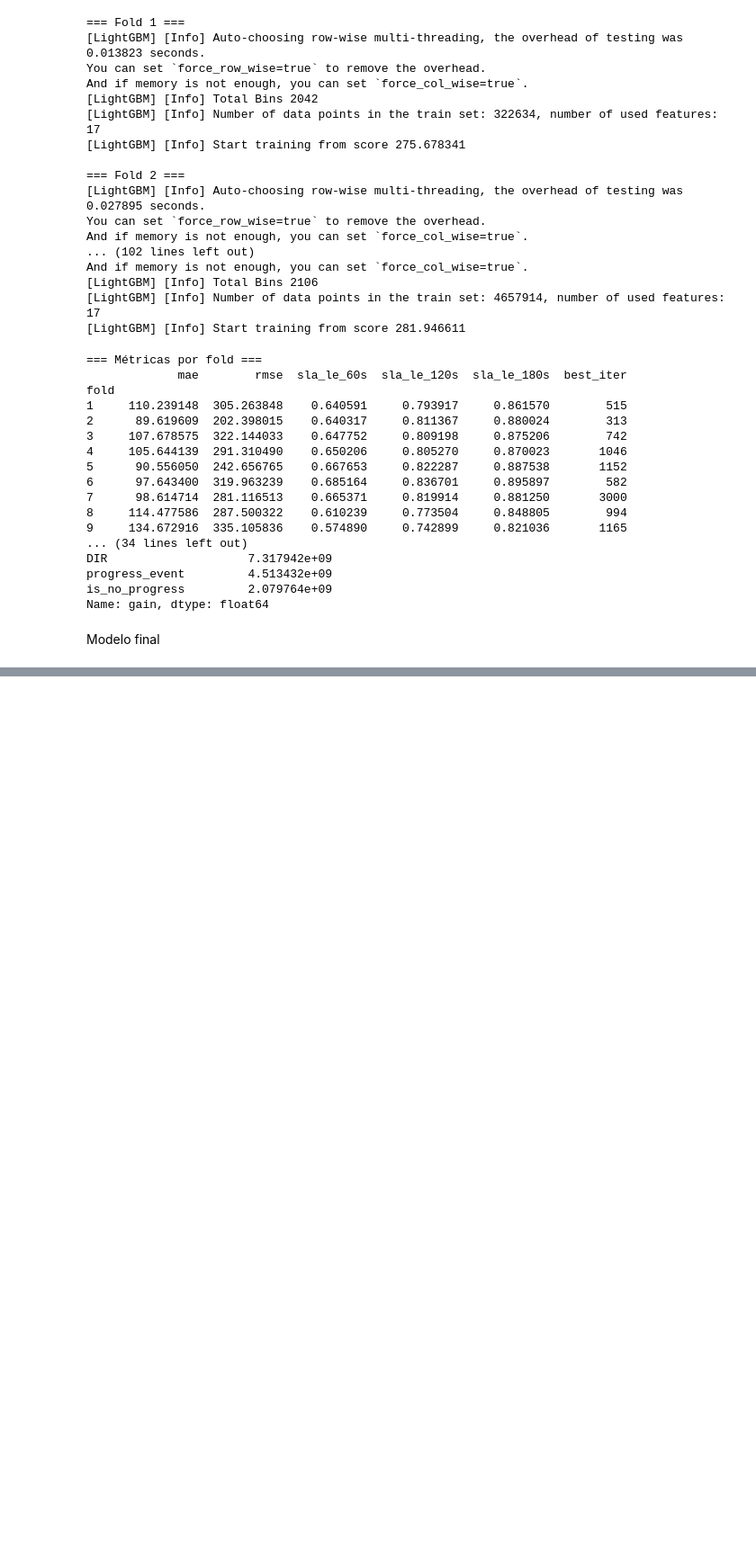
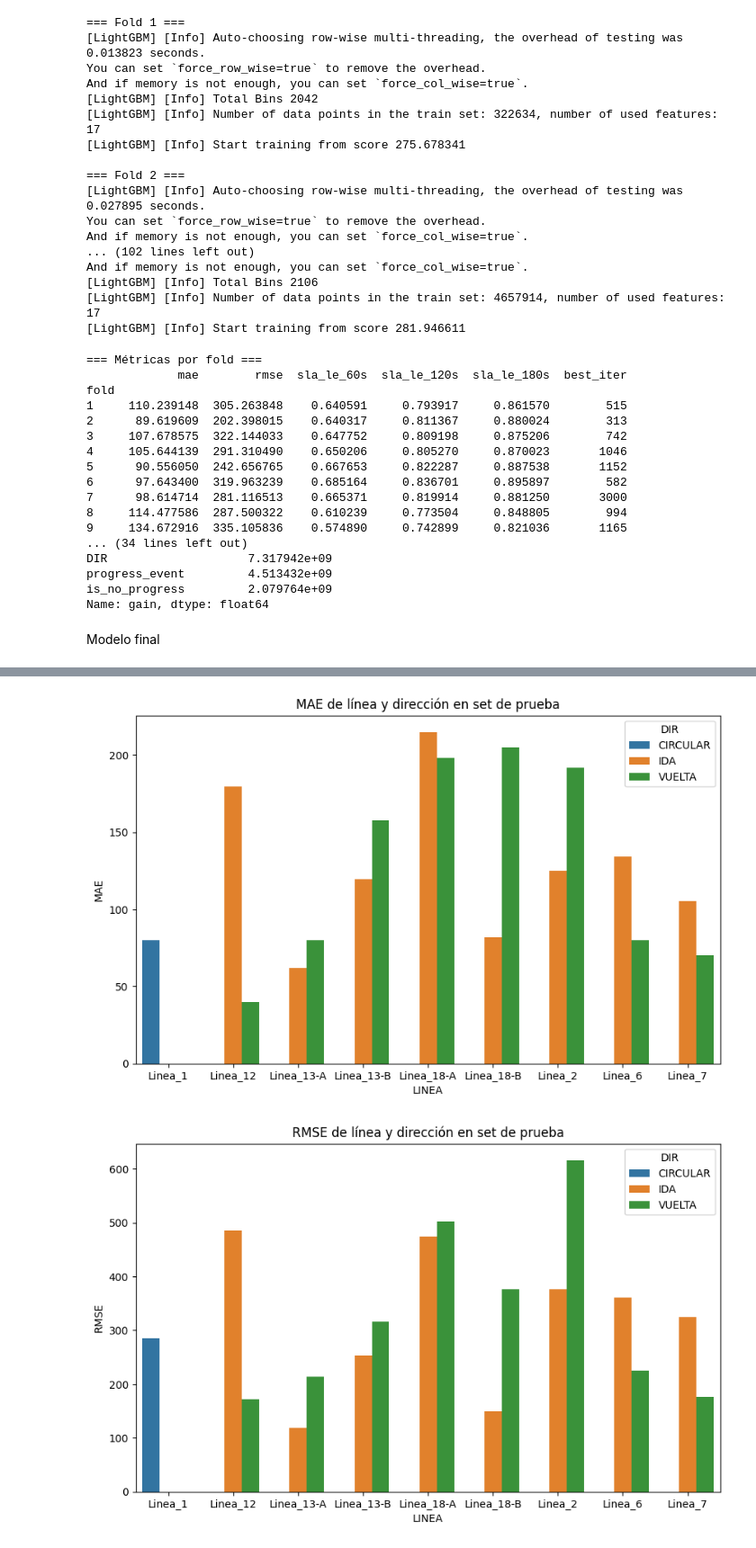
Before and after one commit to pabloozamora/transmetro-predictor-backend, a Jupyter notebook: models/lightgbm_training.ipynb, the cells around one changed output, grey strips where cells are left out. Shown: that part at 90% size. Cells and saved outputs as stored; diff of their text form; code cells hidden in the pictures; blank space fills up the shorter version.

```diff
--- a/models/lightgbm_training.ipynb
+++ b/models/lightgbm_training.ipynb
@@ -518,0 +490,33 @@ seg.to_csv(f"{final_dir}/test_segment_metrics.csv", index=False)
+# %%
+# Graficar desglose por línea
+import seaborn as sns
+plt.figure(figsize=(10,6))
+sns.barplot(data=seg.sort_values("MAE"), x="LINEA", y="MAE", hue="DIR")
+plt.title("MAE de línea y dirección en set de prueba")
+plt.show()
+
+# Ahora por RMSE
+plt.figure(figsize=(10,6))
+sns.barplot(data=seg.sort_values("RMSE"), x="LINEA", y="RMSE", hue="DIR")
+plt.title("RMSE de línea y dirección en set de prueba")
+plt.show()
+
+# Y por SLAs 60, 120, 180 en una misma figura
+plt.figure(figsize=(10,6))
+sns.barplot(data=seg.sort_values("SLA<=60"), x="LINEA", y="SLA<=60", hue="DIR")
+
+plt.title("SLA<=60s de línea y dirección en set de prueba")
+plt.show()
+
+plt.figure(figsize=(10,6))
+sns.barplot(data=seg.sort_values("SLA<=120"), x="LINEA", y="SLA<=120", hue="DIR")
+plt.title("SLA<=120s de línea y dirección en set de prueba")
+plt.show()
+
+plt.figure(figsize=(10,6))
+sns.barplot(data=seg.sort_values("SLA<=180"), x="LINEA", y="SLA<=180", hue="DIR")
+plt.title("SLA<=180s de línea y dirección en set de prueba")
+plt.show()
+# %% [output]
+[figure, added]
+[figure, added]
```
Also changed, not shown: parts of 25 cells of this notebook, 33 other files.
